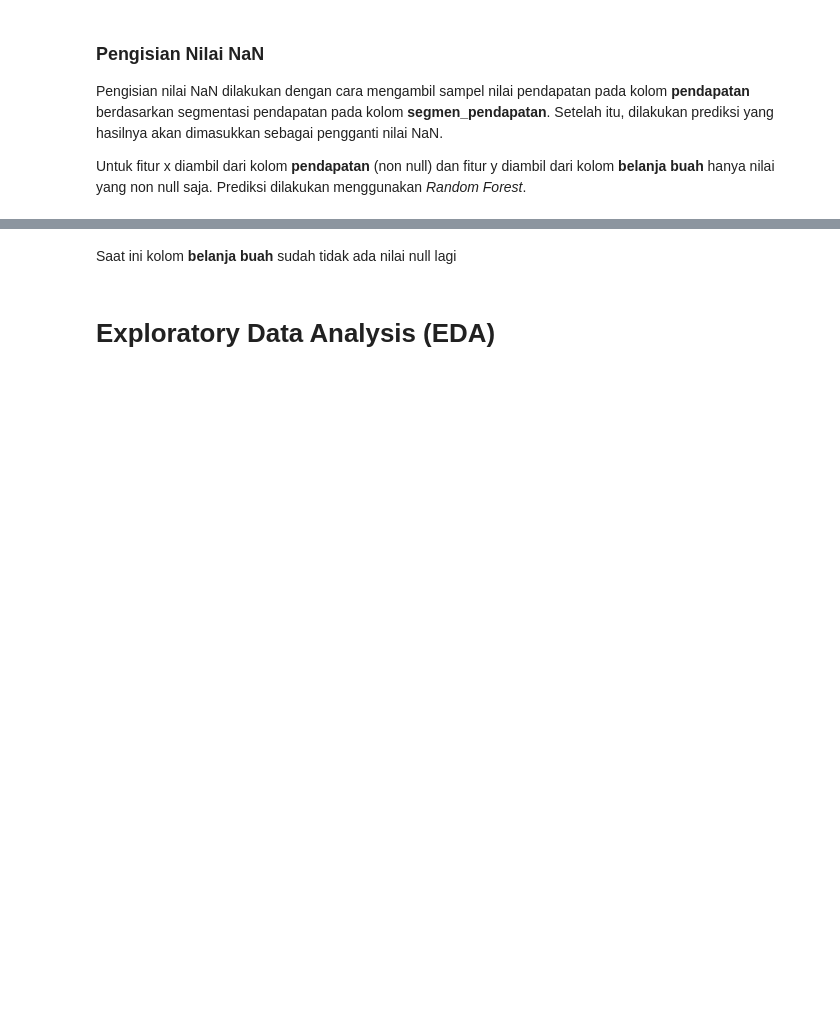
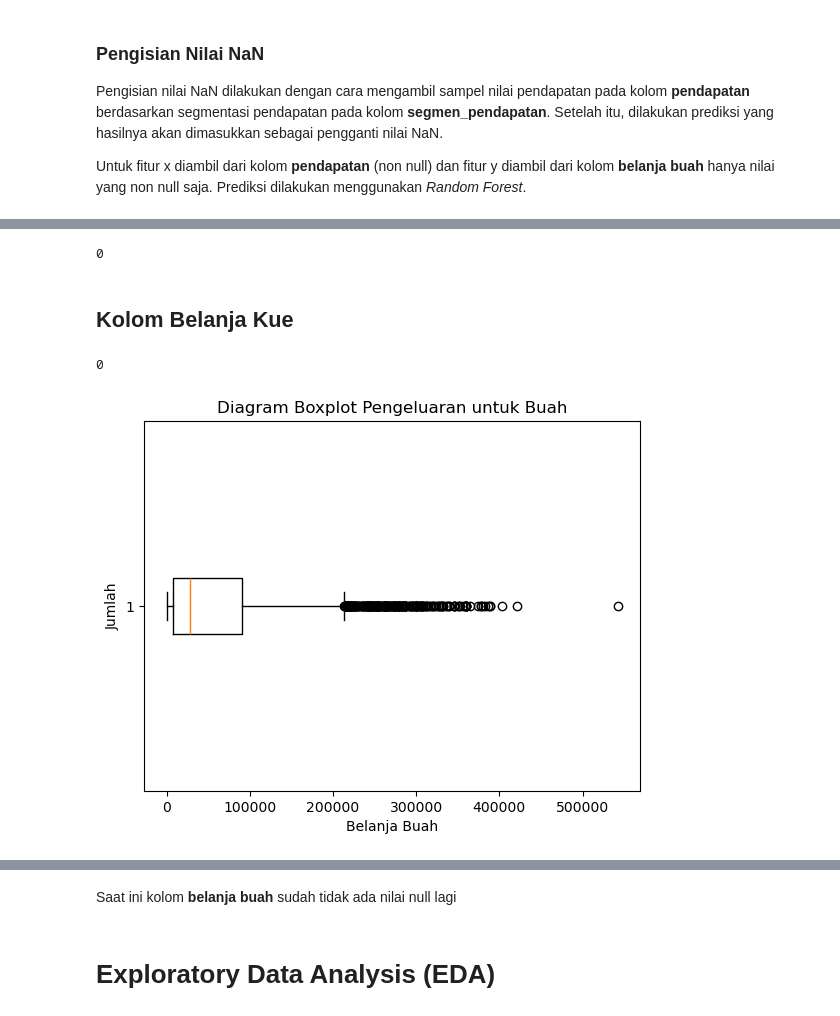
Before and after one commit to AFreborn22/superior_DA, a Jupyter notebook: SUPERIOR.ipynb, the cells around one changed output, grey strips where cells are left out. Cells and saved outputs as stored; diff of their text form; code cells hidden in the pictures; blank space fills up the shorter version.

Commit message:
isi nan kolom belanja-belanja

```diff
--- a/SUPERIOR.ipynb
+++ b/SUPERIOR.ipynb
@@ -565,0 +541,54 @@ for segmen in trainFeatures['segmen_pendapatan'].unique():
+# %%
+# Filter data yang memiliki nilai non-null dalam kolom 'belanja_buah' di dalam segmen ini
+valid_data = trainFeatures.dropna(subset=['belanja_ikan'])
+
+# Pisahkan fitur (X) dan target (y) dari data yang valid
+X_train = np.array(valid_data['pendapatan']).reshape(-1, 1)
+y_train = np.array(valid_data['belanja_ikan'])
+
+# Train model Random Forest
+rf_model = RandomForestRegressor(n_estimators=10, max_depth=4, random_state=25, n_jobs=-1)
+rf_model.fit(X_train, y_train)
+
+for i, row in trainFeatures.iterrows():
+    # Seleksi nilai hanya yang null
+    if np.isnan(row['belanja_ikan']):
+        # Prediksi nilai 'belanja_buah'
+        predicted_value = rf_model.predict(np.array(row['pendapatan']).reshape(1, -1))
+        trainFeatures.at[i, 'belanja_ikan'] = predicted_value
+# %%
+trainFeatures.belanja_ikan.isna().sum()
+# %% [output]
+0
+# %% [markdown]
+## Kolom Belanja Kue
+# %%
+# Filter data yang memiliki nilai non-null dalam kolom 'belanja_buah' di dalam segmen ini
+valid_data = trainFeatures.dropna(subset=['belanja_kue'])
+
+# Pisahkan fitur (X) dan target (y) dari data yang valid
+X_train = np.array(valid_data['pendapatan']).reshape(-1, 1)
+y_train = np.array(valid_data['belanja_kue'])
+
+# Train model Random Forest
+rf_model = RandomForestRegressor(n_estimators=10, max_depth=4, random_state=25, n_jobs=-1)
+rf_model.fit(X_train, y_train)
+
+for i, row in trainFeatures.iterrows():
+    # Seleksi nilai hanya yang null
+    if np.isnan(row['belanja_kue']):
+        # Prediksi nilai 'belanja_buah'
+        predicted_value = rf_model.predict(np.array(row['pendapatan']).reshape(1, -1))
+        trainFeatures.at[i, 'belanja_kue'] = predicted_value
+# %%
+trainFeatures.belanja_ikan.isna().sum()
+# %% [output]
+0
+# %%
+plt.boxplot(trainFeatures['belanja_kue'], vert=False)
+plt.xlabel('Belanja Buah')
+plt.ylabel('Jumlah')
+plt.title('Diagram Boxplot Pengeluaran untuk Buah')
+plt.show()
+# %% [output]
+[figure, added]
```
Also changed, not shown: parts of 28 cells of this notebook.
